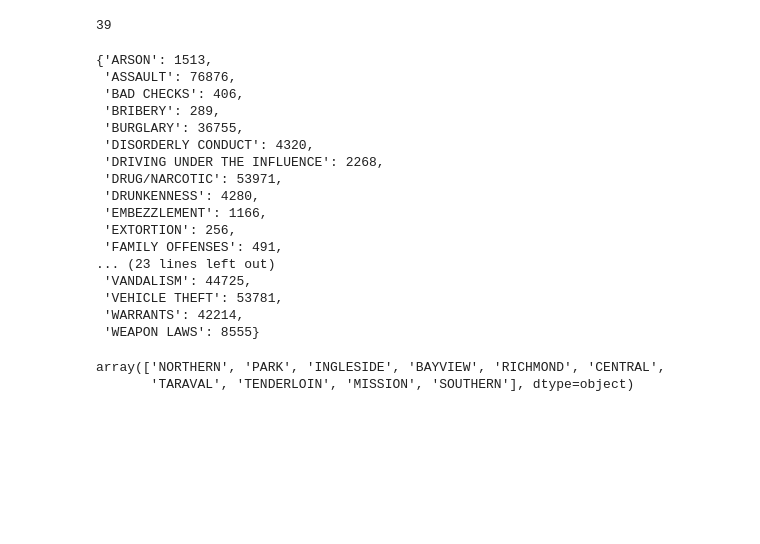
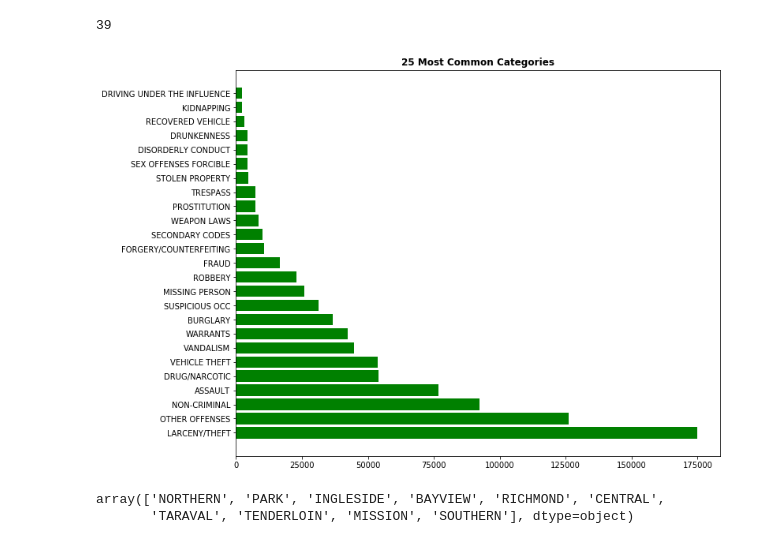
Before and after one commit to JSitter/DS-2-Machine-Learning, a Jupyter notebook: sf-crime.ipynb, the cells around one changed output. Drawn from its saved outputs; the diff is of its cells as text; code cells hidden in the pictures; blank space fills up the shorter version.

```diff
--- a/sf-crime.ipynb
+++ b/sf-crime.ipynb
@@ -19,7 +20,15 @@ df.tail()
 | 878047 | 2003-01-06 00:01:00 | VANDALISM | MALICIOUS MISCHIEF, VANDALISM OF ... | Monday | SOUTHERN | NONE | TOWNSEND ST / 2ND ST | -122.390531 | 37.780607 |
 | 878048 | 2003-01-06 00:01:00 | FORGERY/COUNTERFEITING | CHECKS, FORGERY (FELONY) | Monday | BAYVIEW | NONE | 1800 Block of NEWCOMB AV | -122.394926 | 37.738212 |
 # %%
-df.describe()
+def hist_vis(df, title):
+    ctrdict = dict(Counter(df))
+    labels, values = ctrdict.keys(), ctrdict.values()
+    fig, ax = plot.subplots(figsize=(11, 9))
+#     ax.bar(list(values), labels, color='r')
+    plot.title(title, weight='bold')
+    plot.barh(range(len(labels)),list(values), color='g')
+    plot.yticks(range(len(labels)), labels)
+    plot.plot()
 
 
 df.loc[df['Resolution'] == 'PROSECUTED BY OUTSIDE AGENCY', ['Resolution']] = 'PROSECUTED'
@@ -36,7 +45,6 @@ df.loc[df['Resolution'] == 'CLEARED-CONTACT JUVENILE FOR MORE INFO', ['Resolutio
 
 
 
-hist = Counter(df["Resolution"])
-num_labels = len(Counter(df["Resolution"]))
-display(hist)
+hist = df["Resolution"]
+display(len(Counter(df["Resolution"])))
 # %% [output]
@@ -71,27 +69,9 @@ len(df.Category.unique())
 39
 # %%
 hist = Counter(df['Category'])
+hist_vis(dict(hist.most_common(25)), "25 Most Common Categories")
+# %% [output]
+[figure, added]
-# %%
-histdict = dict(hist)
-histdict
-# %% [output]
-{'ARSON': 1513,
- 'ASSAULT': 76876,
- 'BAD CHECKS': 406,
- 'BRIBERY': 289,
- 'BURGLARY': 36755,
- 'DISORDERLY CONDUCT': 4320,
- 'DRIVING UNDER THE INFLUENCE': 2268,
- 'DRUG/NARCOTIC': 53971,
- 'DRUNKENNESS': 4280,
- 'EMBEZZLEMENT': 1166,
- 'EXTORTION': 256,
- 'FAMILY OFFENSES': 491,
-... (23 lines left out)
- 'VANDALISM': 44725,
- 'VEHICLE THEFT': 53781,
- 'WARRANTS': 42214,
- 'WEAPON LAWS': 8555}
 # %%
 df["PdDistrict"].unique()
 # %% [output]
```
Also changed, not shown: parts of 40 cells of this notebook.
